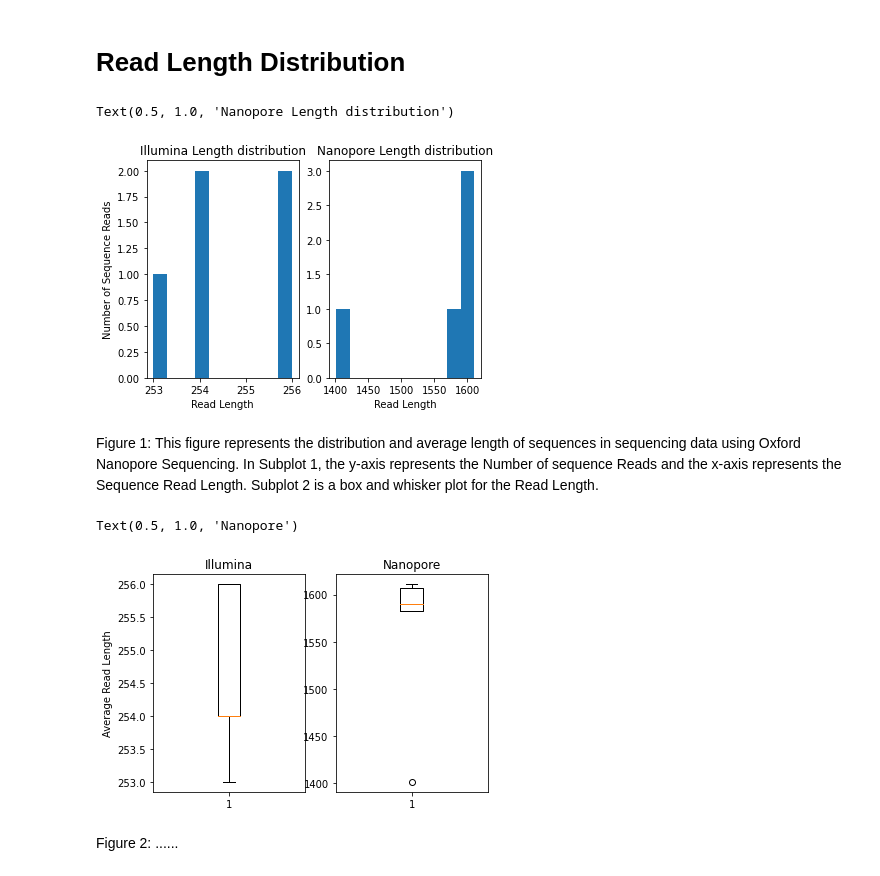
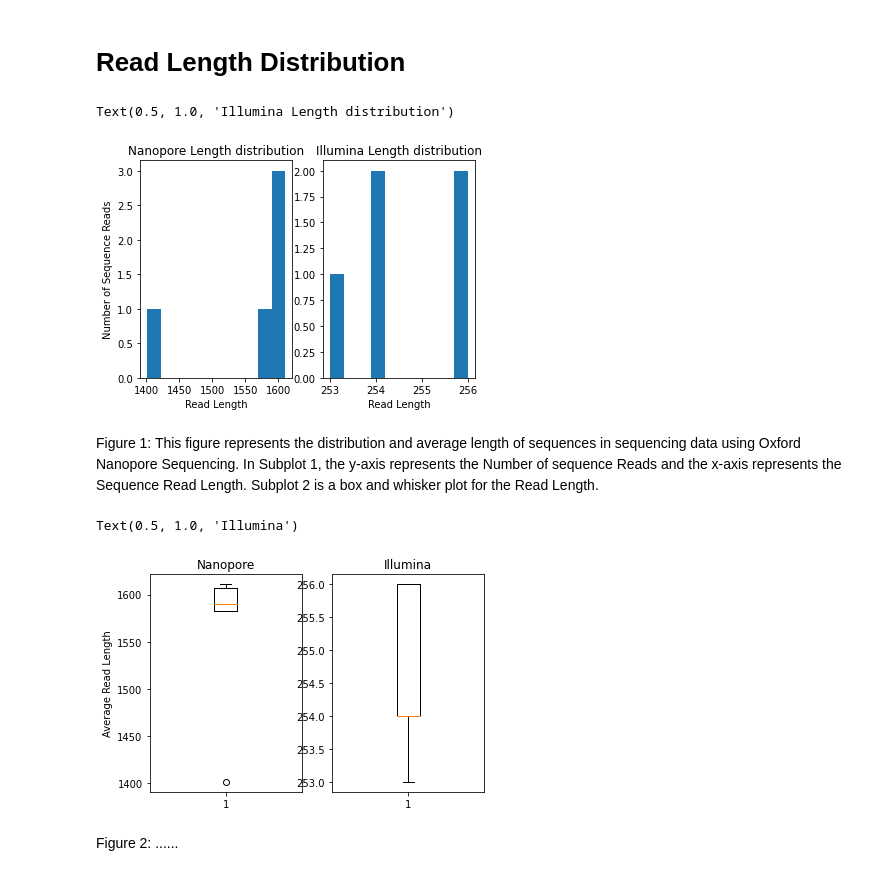
Before and after one commit to zealjinwala/Computational-Analysis, a Jupyter notebook: DNASeqAnalysis.ipynb, the cells around one changed output. Saved outputs shown, nothing was run; the diff lists cells and outputs as text; code cells hidden in the pictures.

```diff
--- a/DNASeqAnalysis.ipynb
+++ b/DNASeqAnalysis.ipynb
@@ -20,37 +18,37 @@ def fasta_readfirst(file):
 # %% [markdown]
 # Read Length Distribution
 # %%
-fileIllumina = "/Users/zsj24/GitHub/Computational-Analysis/sampleIllumina.fastq"
-fileNanopore = "/Users/zsj24/GitHub/Computational-Analysis/sampleNanopore.fastq"
+fileIllumina = "/Users/zsj24/GitHub/Computational-Analysis/illumina.fastq"
+fileNanopore = "/Users/zsj24/GitHub/Computational-Analysis/nanopore.fastq"
 dfIllumina = fasta_readfirst(fileIllumina)
 dfNanopore = fasta_readfirst(fileNanopore)
 readLengthsIL = dfIllumina['Seqs'].str.len()
+readLengthsNP = dfNanopore['Seqs'].str.len()
 plt.subplot(1, 2, 1)
+plt.hist(readLengthsNP)
+plt.xlabel("Read Length")
+plt.ylabel('Number of Sequence Reads')
+plt.title('Nanopore Length distribution')
+plt.subplot(1, 2, 2)
 plt.hist(readLengthsIL)
 plt.xlabel("Read Length")
-plt.ylabel('Number of Sequence Reads')
 plt.title('Illumina Length distribution')
-readLengthsNP = dfNanopore['Seqs'].str.len()
-plt.subplot(1, 2, 2)
-plt.hist(readLengthsNP)
-plt.xlabel("Read Length")
-plt.title('Nanopore Length distribution')
 # %% [output]
-Text(0.5, 1.0, 'Nanopore Length distribution')
+Text(0.5, 1.0, 'Illumina Length distribution')
-[figure, old version]
+[figure, new version]
 # %% [markdown]
 Figure 1: This figure represents the distribution and average length of sequences in sequencing data using Oxford Nanopore Sequencing. In Subplot 1,  the y-axis represents the Number of sequence Reads and the x-axis represents the Sequence Read Length. Subplot 2 is a box and whisker plot for the Read Length.
 # %%
 plt.subplot(1, 2, 1)
+plt.boxplot(readLengthsNP)
+plt.ylabel('Average Read Length')
+plt.title('Nanopore')
+plt.subplot(1, 2, 2)
 plt.boxplot(readLengthsIL)
-plt.ylabel('Average Read Length')
 plt.title('Illumina')
-plt.subplot(1, 2, 2)
-plt.boxplot(readLengthsNP)
-plt.title('Nanopore')
 # %% [output]
-Text(0.5, 1.0, 'Nanopore')
+Text(0.5, 1.0, 'Illumina')
-[figure, old version]
+[figure, new version]
 # %% [markdown]
 Figure 2: ......
 # %% [markdown]
```
Also changed, not shown: parts of 6 cells of this notebook, 2 other files.
